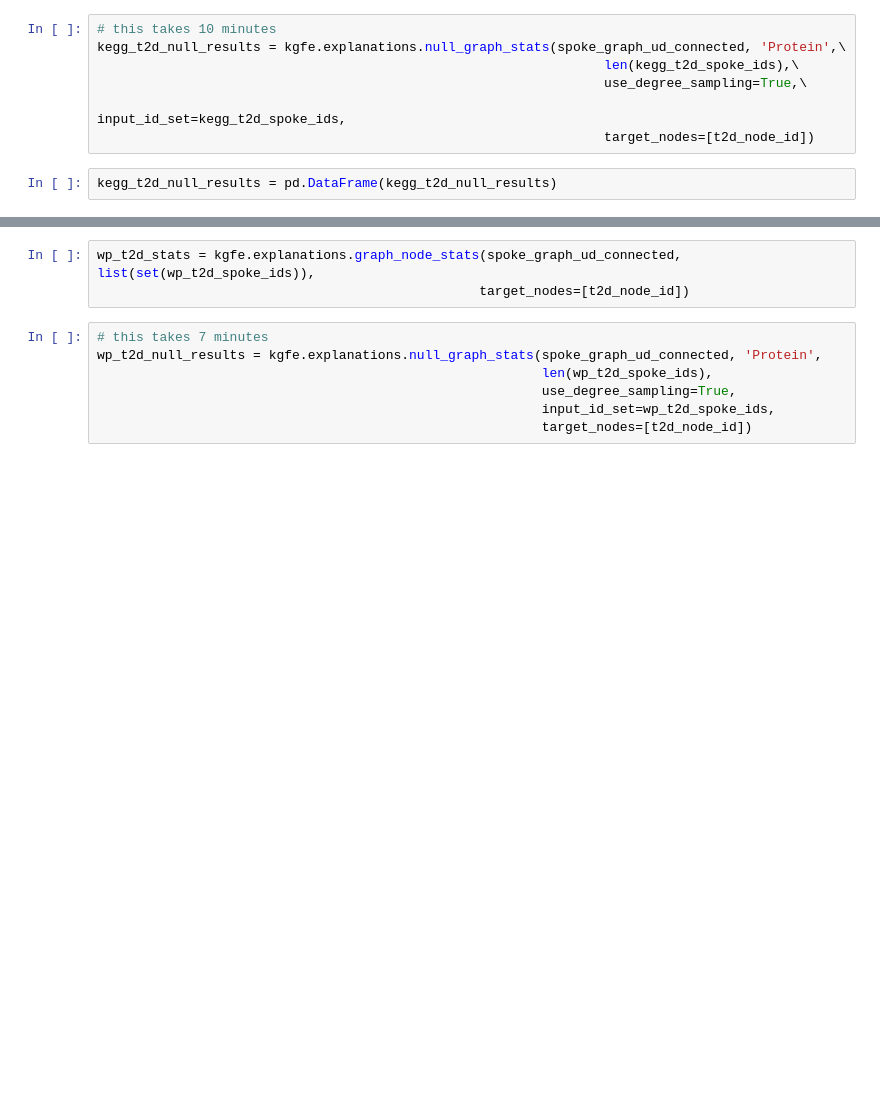
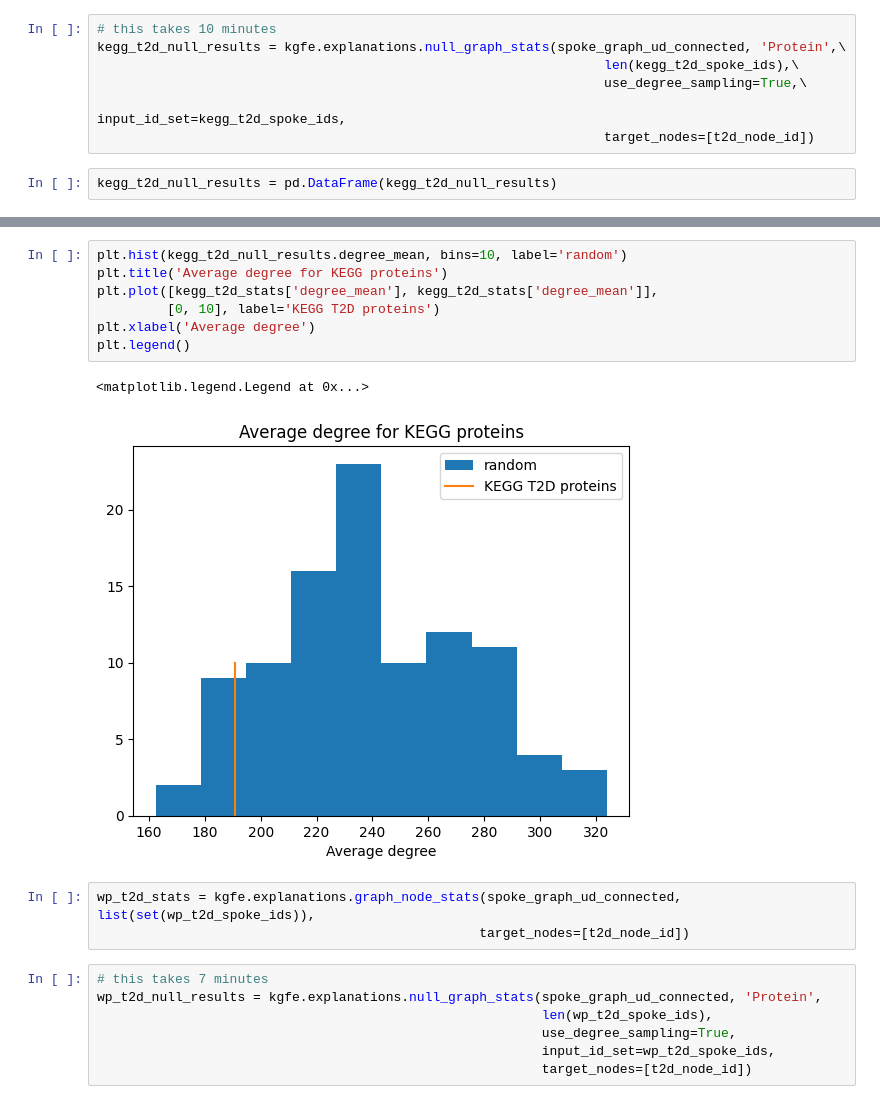
Before and after one commit to yjzhang/kg_feature_engineering, a Jupyter notebook: notebooks/Unified_Arivale_T2D_analysis_SPOKE2021_2023_08_07.ipynb, the cells around one changed output, grey strips where cells are left out. Cells and saved outputs as stored; diff of their text form; blank space fills up the shorter version.

```diff
--- a/notebooks/Unified_Arivale_T2D_analysis_SPOKE2021_2023_08_07.ipynb
+++ b/notebooks/Unified_Arivale_T2D_analysis_SPOKE2021_2023_08_07.ipynb
@@ -363,3 +363,13 @@ plt.legend()
+# %%
+plt.hist(kegg_t2d_null_results.degree_mean, bins=10, label='random')
+plt.title('Average degree for KEGG proteins')
+plt.plot([kegg_t2d_stats['degree_mean'], kegg_t2d_stats['degree_mean']],
+         [0, 10], label='KEGG T2D proteins')
+plt.xlabel('Average degree')
+plt.legend()
+# %% [output]
+<matplotlib.legend.Legend at 0x...>
+[figure, added]
 # %%
 wp_t2d_stats = kgfe.explanations.graph_node_stats(spoke_graph_ud_connected, list(set(wp_t2d_spoke_ids)),
                                                  target_nodes=[t2d_node_id])
```
Also changed, not shown: parts of 26 cells of this notebook, 3 other files.
